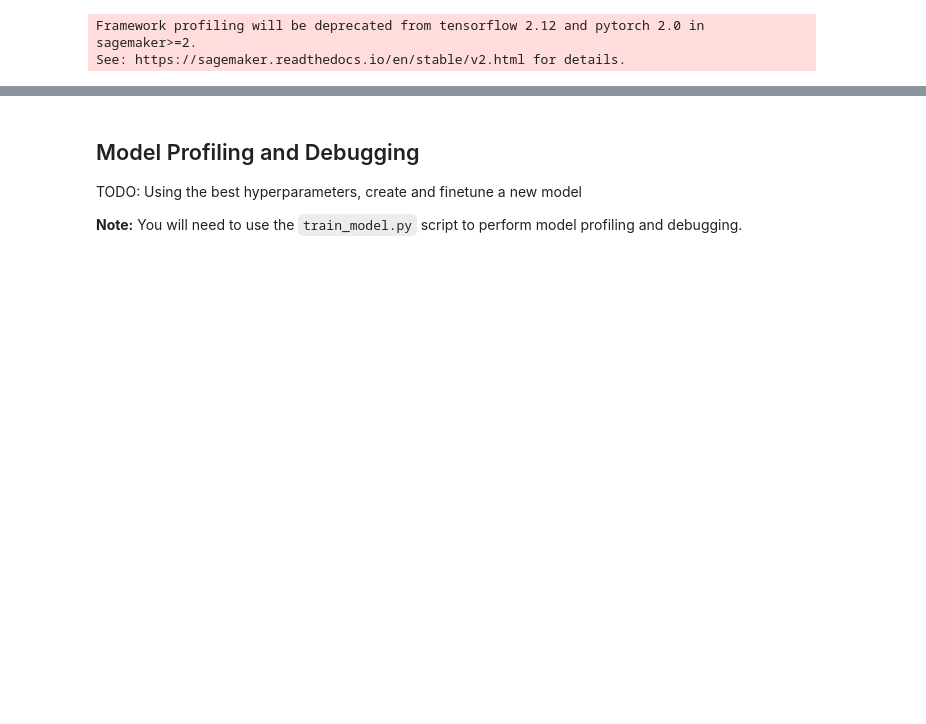
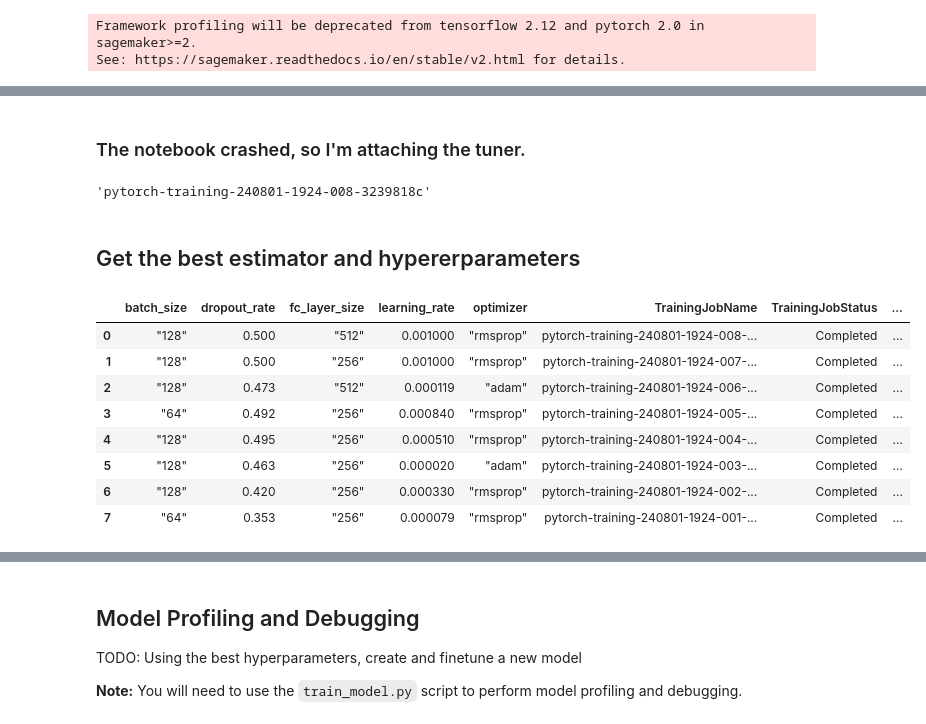
Before and after one commit to LesterFreamon/udacity-ml-aws, a Jupyter notebook: deploy_deep_learning_models_on_sagemaker/project_4/train_and_deploy.ipynb, the cells around one changed output, grey strips where cells are left out. Cells and saved outputs as stored; diff of their text form; code cells hidden in the pictures; blank space fills up the shorter version.

Commit message:
first run

```diff
--- a/deploy_deep_learning_models_on_sagemaker/project_4/train_and_deploy.ipynb
+++ b/deploy_deep_learning_models_on_sagemaker/project_4/train_and_deploy.ipynb
@@ -242,0 +239,2 @@ best_estimator.hyperparameters()
+# %% [markdown]
+### The notebook crashed, so I'm attaching the tuner.
@@ -242,0 +246,28 @@ best_estimator.hyperparameters()
+# %%
+tuner.best_training_job()
+# %% [output]
+'pytorch-training-240801-1924-008-3239818c'
+# %% [markdown]
+## Get the best estimator and hypererparameters
+# %%
+from sagemaker import HyperparameterTuningJobAnalytics
+import pandas as pd
+tuning_job_name = 'pytorch-training-240801-1924'
+tuning_analytics = HyperparameterTuningJobAnalytics(tuning_job_name)
+# %%
+summary_df = tuning_analytics.dataframe()
+summary_df['dropout_rate'] = summary_df['dropout_rate'].round(3)
+summary_df['FinalObjectiveValue'] = summary_df['FinalObjectiveValue'].round(3)
+
+# Display the first few rows of the DataFrame to understand its structure
+summary_df
+# %% [output]
+|  | batch_size | dropout_rate | fc_layer_size | learning_rate | optimizer | TrainingJobName | TrainingJobStatus | ... |
+| 0 | "128" | 0.500 | "512" | 0.001000 | "rmsprop" | pytorch-training-240801-1924-008-... | Completed | ... |
+| 1 | "128" | 0.500 | "256" | 0.001000 | "rmsprop" | pytorch-training-240801-1924-007-... | Completed | ... |
+| 2 | "128" | 0.473 | "512" | 0.000119 | "adam" | pytorch-training-240801-1924-006-... | Completed | ... |
+| 3 | "64" | 0.492 | "256" | 0.000840 | "rmsprop" | pytorch-training-240801-1924-005-... | Completed | ... |
+| 4 | "128" | 0.495 | "256" | 0.000510 | "rmsprop" | pytorch-training-240801-1924-004-... | Completed | ... |
+| 5 | "128" | 0.463 | "256" | 0.000020 | "adam" | pytorch-training-240801-1924-003-... | Completed | ... |
+| 6 | "128" | 0.420 | "256" | 0.000330 | "rmsprop" | pytorch-training-240801-1924-002-... | Completed | ... |
+| 7 | "64" | 0.353 | "256" | 0.000079 | "rmsprop" | pytorch-training-240801-1924-001-... | Completed | ... |
```
Also changed, not shown: parts of 35 cells of this notebook, 3 other files.
